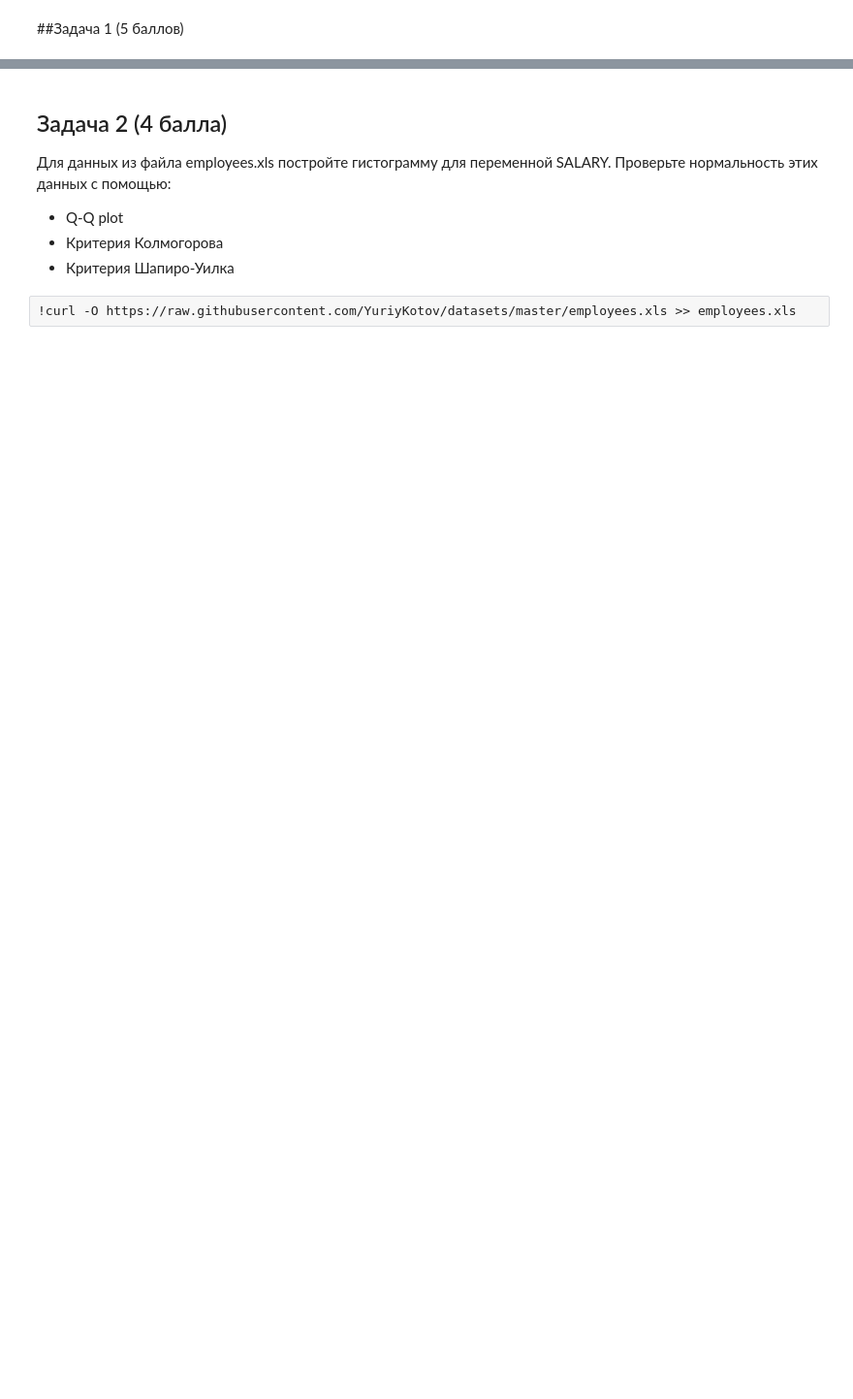
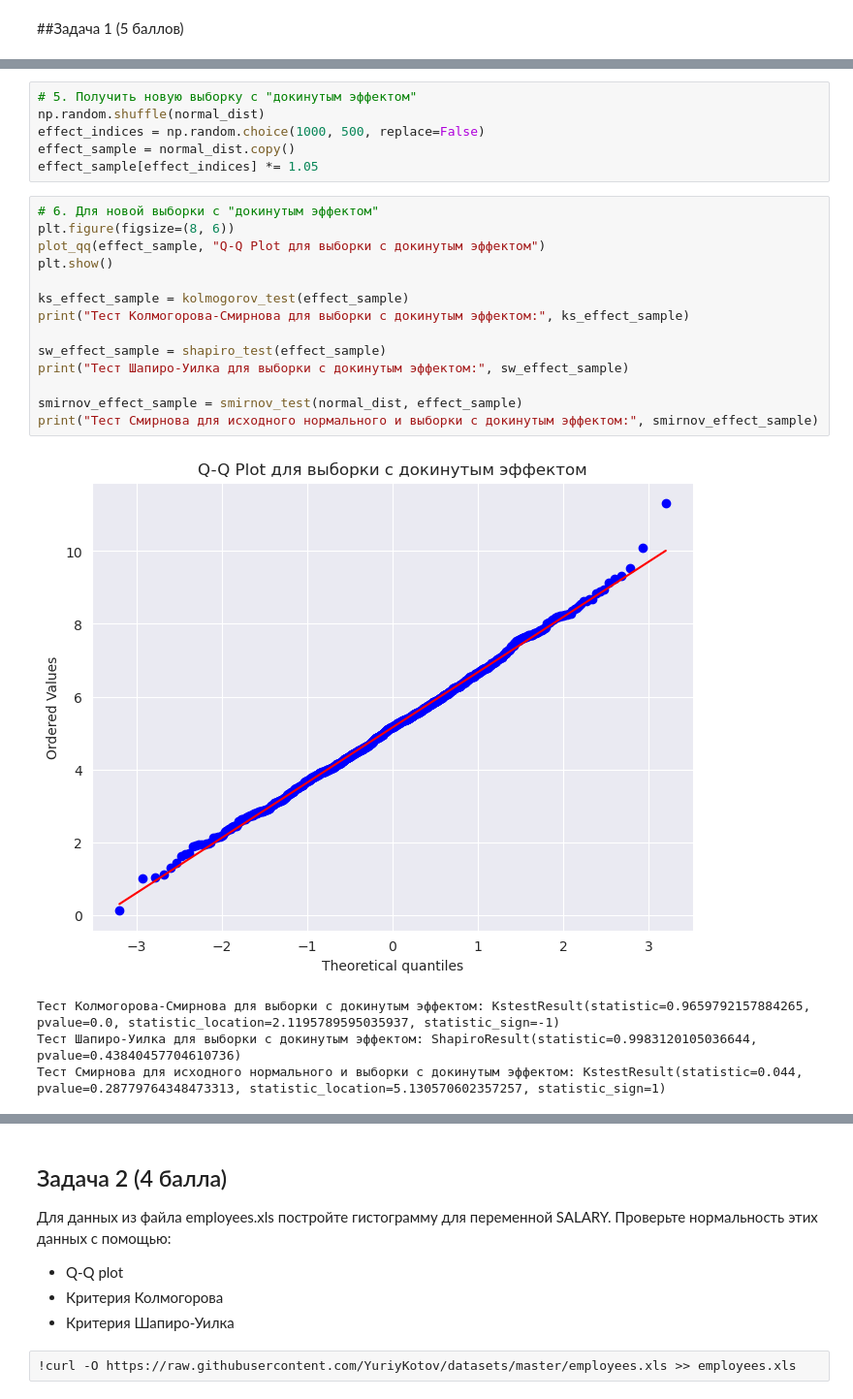
Before and after one commit to NTG-TPL/itmo_mathstat, a Jupyter notebook: 5 - Nonparametric tests/ITMO_MathStat_HW_4.ipynb, the cells around one changed output, grey strips where cells are left out. Shown at 97% size. Cells and saved outputs as stored; diff of their text form; blank space fills up the shorter version.

```diff
--- a/5 - Nonparametric tests/ITMO_MathStat_HW_4.ipynb
+++ b/5 - Nonparametric tests/ITMO_MathStat_HW_4.ipynb
@@ -24,0 +158,25 @@
+# %%
+# 5. Получить новую выборку с "докинутым эффектом"
+np.random.shuffle(normal_dist)
+effect_indices = np.random.choice(1000, 500, replace=False)
+effect_sample = normal_dist.copy()
+effect_sample[effect_indices] *= 1.05
+# %%
+# 6. Для новой выборки с "докинутым эффектом"
+plt.figure(figsize=(8, 6))
+plot_qq(effect_sample, "Q-Q Plot для выборки с докинутым эффектом")
+plt.show()
+
+ks_effect_sample = kolmogorov_test(effect_sample)
+print("Тест Колмогорова-Смирнова для выборки с докинутым эффектом:", ks_effect_sample)
+
+sw_effect_sample = shapiro_test(effect_sample)
+print("Тест Шапиро-Уилка для выборки с докинутым эффектом:", sw_effect_sample)
+
+smirnov_effect_sample = smirnov_test(normal_dist, effect_sample)
+print("Тест Смирнова для исходного нормального и выборки с докинутым эффектом:", smirnov_effect_sample)
+# %% [output]
+[figure, added]
+Тест Колмогорова-Смирнова для выборки с докинутым эффектом: KstestResult(statistic=0.9659792157884265, pvalue=0.0, statistic_location=2.1195789595035937, statistic_sign=-1)
+Тест Шапиро-Уилка для выборки с докинутым эффектом: ShapiroResult(statistic=0.9983120105036644, pvalue=0.43840457704610736)
+Тест Смирнова для исходного нормального и выборки с докинутым эффектом: KstestResult(statistic=0.044, pvalue=0.28779764348473313, statistic_location=5.130570602357257, statistic_sign=1)
```
Also changed, not shown: parts of 58 cells of this notebook, 2 other files.
